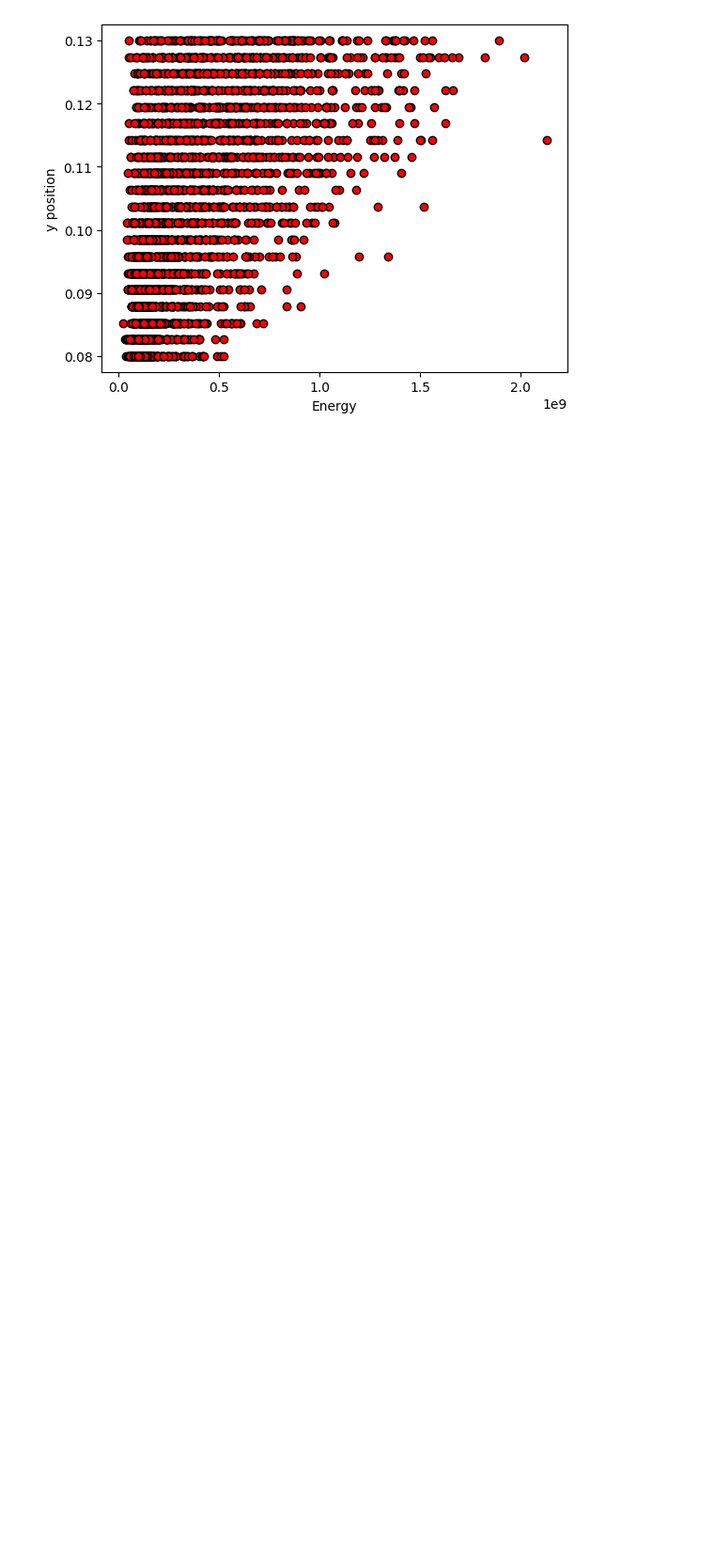
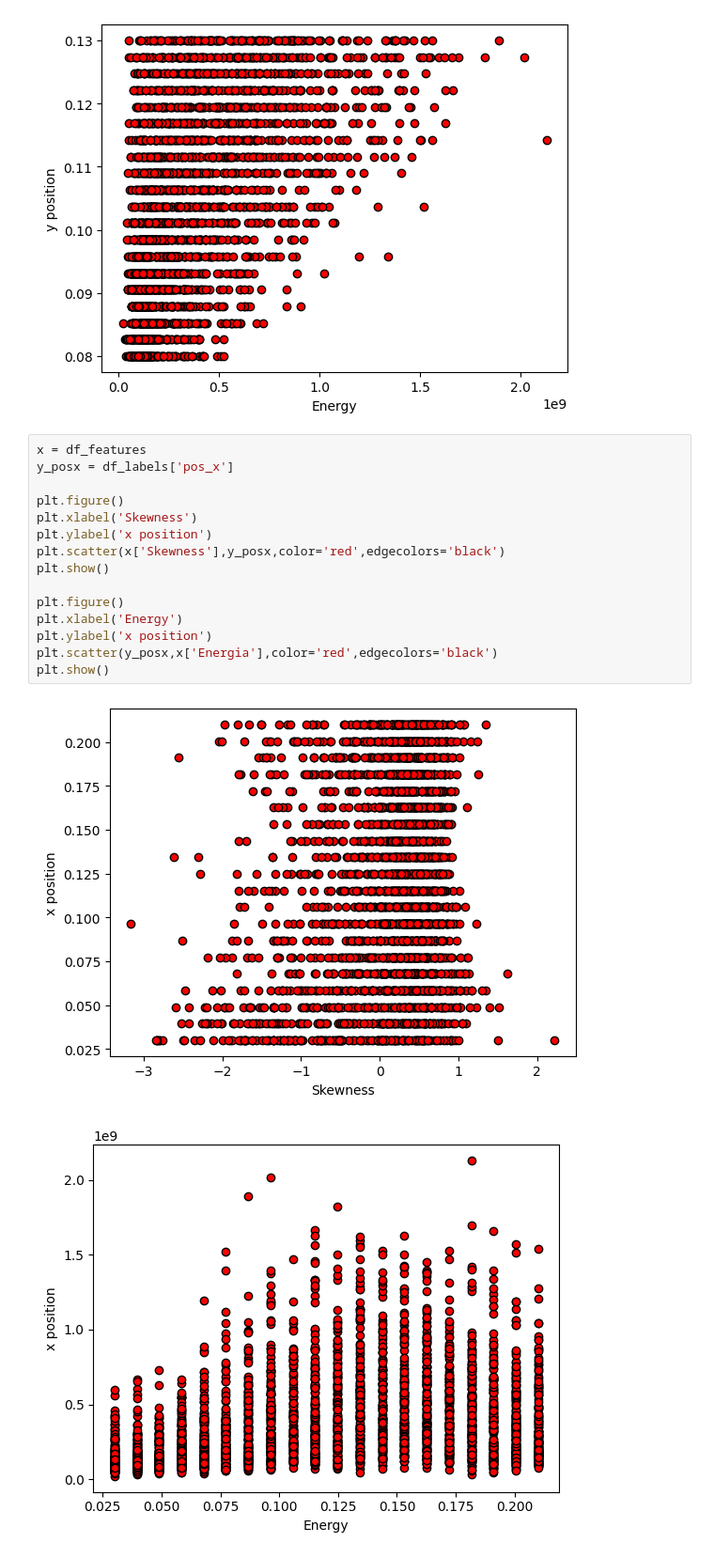
Before and after one commit to andrefsr/Machine-Learning-on-detection-of-buried-cylinders-via-GPR, a Jupyter notebook: sec_sim/machine_learning/data_analysis.ipynb, the cells around one changed output. Shown at 94% size. Drawn from its saved outputs; the diff is of its cells as text; blank space fills up the shorter version.

```diff
--- a/sec_sim/machine_learning/data_analysis.ipynb
+++ b/sec_sim/machine_learning/data_analysis.ipynb
@@ -127,3 +127,21 @@ plt.show()
 # %% [output]
 [figure]
 [figure]
+# %%
+x = df_features
+y_posx = df_labels['pos_x']
+
+plt.figure()
+plt.xlabel('Skewness')
+plt.ylabel('x position')
+plt.scatter(x['Skewness'],y_posx,color='red',edgecolors='black')
+plt.show()
+
+plt.figure()
+plt.xlabel('Energy')
+plt.ylabel('x position')
+plt.scatter(y_posx,x['Energia'],color='red',edgecolors='black')
+plt.show()
+# %% [output]
+[figure, added]
+[figure, added]
```
